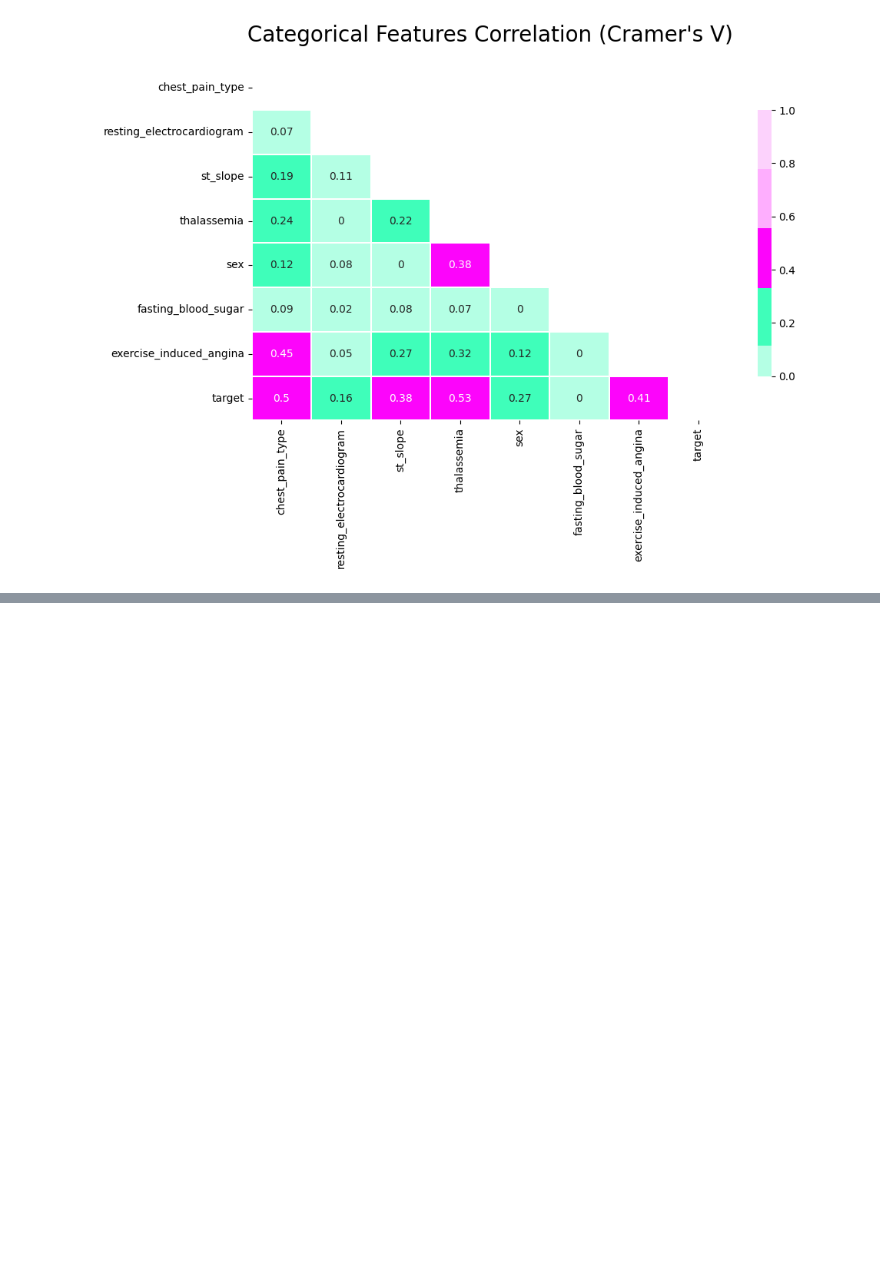
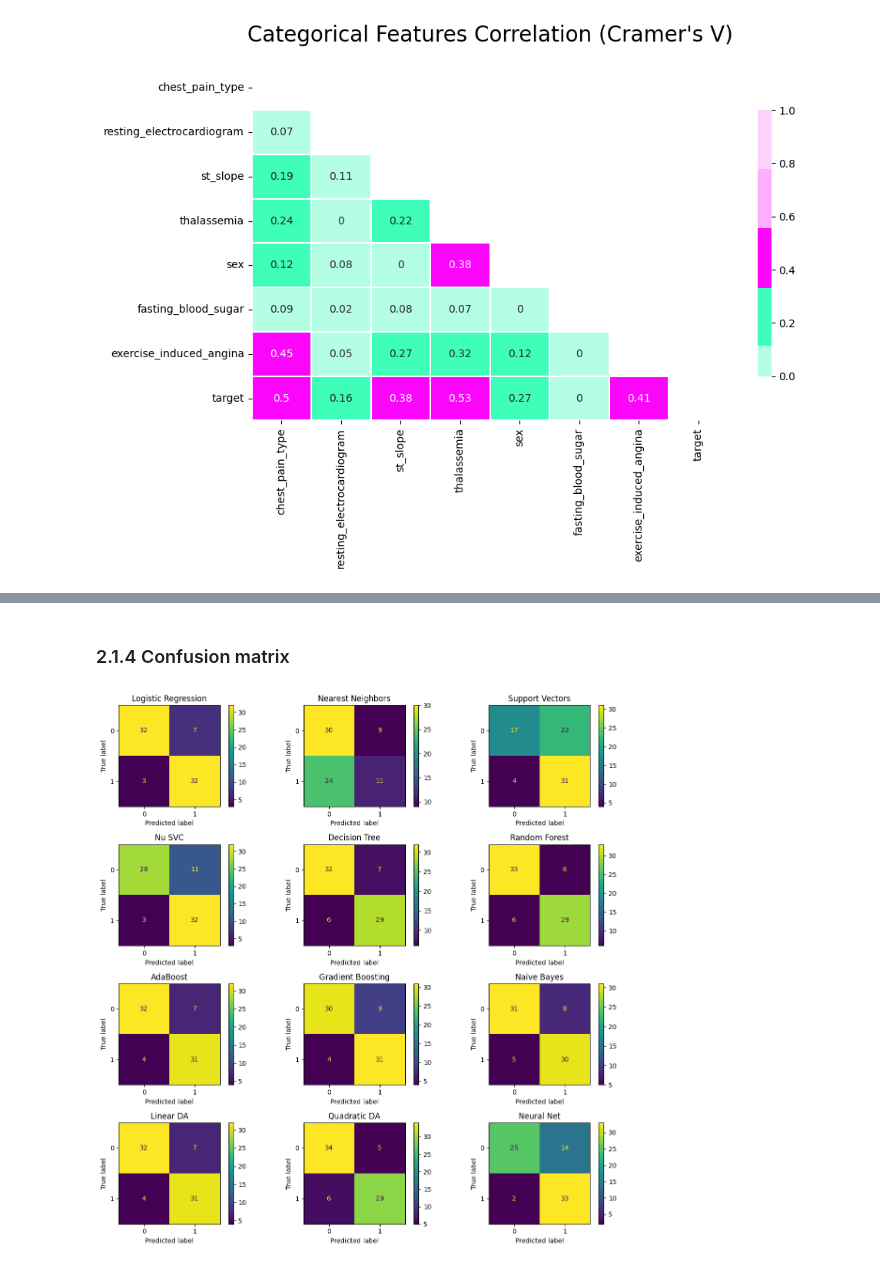
Before and after one commit to pheonix-19/Dr-AI, a Jupyter notebook: heart-predictions.ipynb, the cells around one changed output, grey strips where cells are left out. Drawn from its saved outputs; the diff is of its cells as text; code cells hidden in the pictures; blank space fills up the shorter version.

```diff
--- a/heart-disease-predictions.ipynb
+++ b/heart-predictions.ipynb
@@ -351,0 +532,26 @@ score_summary(names, classifiers).sort_values(by='Accuracy' , ascending = False)
+# %% [markdown]
+### 2.1.4 Confusion matrix
+# %%
+from sklearn.metrics import ConfusionMatrixDisplay
+
+def plot_conf_matrix(names, classifiers, nrows=4, ncols=3, fig_a=12, fig_b=12):
+    import matplotlib.pyplot as plt
+    fig, axes = plt.subplots(nrows=nrows, ncols=ncols, figsize=(fig_a, fig_b))
+    axes = axes.flatten()  # Flatten the axes array to make iteration easier
+    i = 0
+
+    for clf, ax in zip(classifiers, axes):
+        clf.fit(X_train, y_train)  # Fit the classifier
+        ConfusionMatrixDisplay.from_estimator(clf, X_val, y_val, ax=ax)  # Updated method
+        ax.title.set_text(names[i])  # Set title for each subplot
+        i += 1
+
+    # Remove any unused subplots
+    for j in range(i, len(axes)):
+        fig.delaxes(axes[j])
+
+    plt.tight_layout()
+    plt.show()
+plot_conf_matrix(names, classifiers, nrows=4, ncols=3, fig_a=12, fig_b=12)
+# %% [output]
+[figure, added]
```
Also changed, not shown: parts of 21 cells of this notebook, 2 other files.
